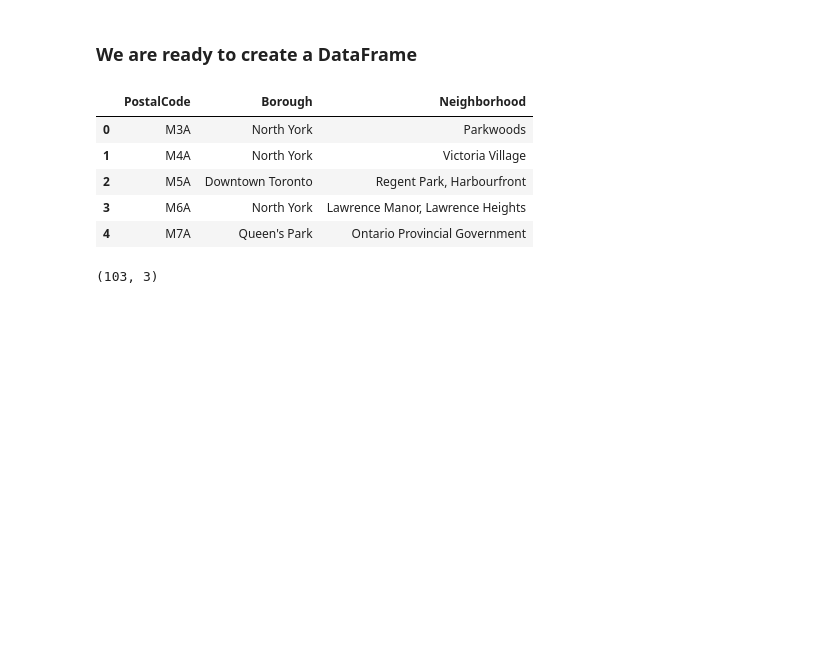
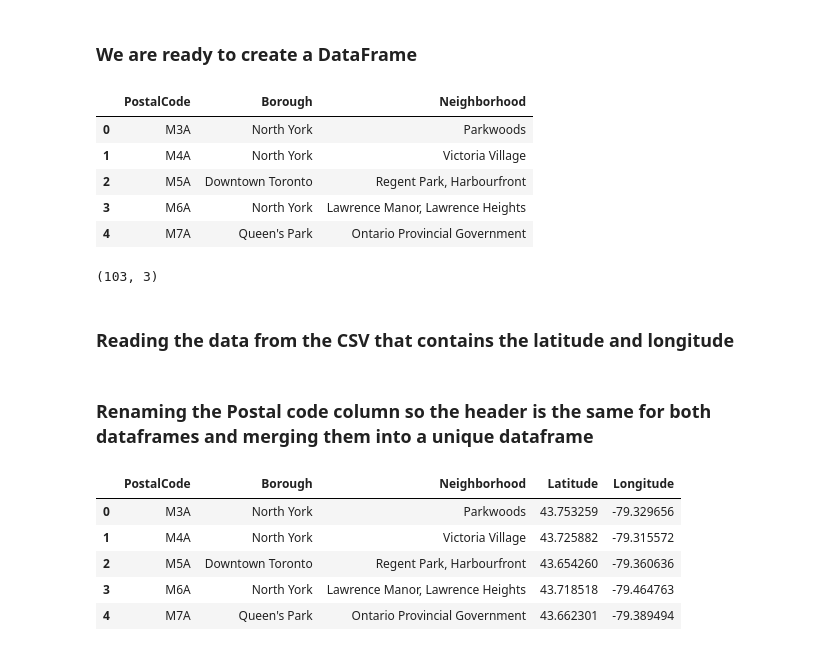
Before and after one commit to vinicius-feitoza/Coursera_Capstone, a Jupyter notebook: toronto-dataframe.ipynb, the cells around one changed output. Cells and saved outputs as stored; diff of their text form; code cells hidden in the pictures; blank space fills up the shorter version.

Commit message:
Adding the CSV with the coordinates and updating the notebook with clustering and map visualization

```diff
--- a/toronto-dataframe.ipynb
+++ b/toronto-dataframe.ipynb
@@ -65,3 +55,21 @@ df.head(5)
 df.shape
 # %% [output]
 (103, 3)
+# %% [markdown]
+### Reading the data from the CSV that contains the latitude and longitude
+# %%
+csv = pd.read_csv('Geospatial_Coordinates.csv')
+df2 = pd.DataFrame(csv)
+# %% [markdown]
+### Renaming the Postal code column so the header is the same for both dataframes and merging them into a unique dataframe
+# %%
+df2.rename(columns={'Postal Code': 'PostalCode'}, inplace=True)
+df = pd.merge(df,df2,on='PostalCode')
+df.head(5)
+# %% [output]
+|  | PostalCode | Borough | Neighborhood | Latitude | Longitude |
+| 0 | M3A | North York | Parkwoods | 43.753259 | -79.329656 |
+| 1 | M4A | North York | Victoria Village | 43.725882 | -79.315572 |
+| 2 | M5A | Downtown Toronto | Regent Park, Harbourfront | 43.654260 | -79.360636 |
+| 3 | M6A | North York | Lawrence Manor, Lawrence Heights | 43.718518 | -79.464763 |
+| 4 | M7A | Queen's Park | Ontario Provincial Government | 43.662301 | -79.389494 |
```
Also changed, not shown: parts of 13 cells of this notebook, 1 other file.
